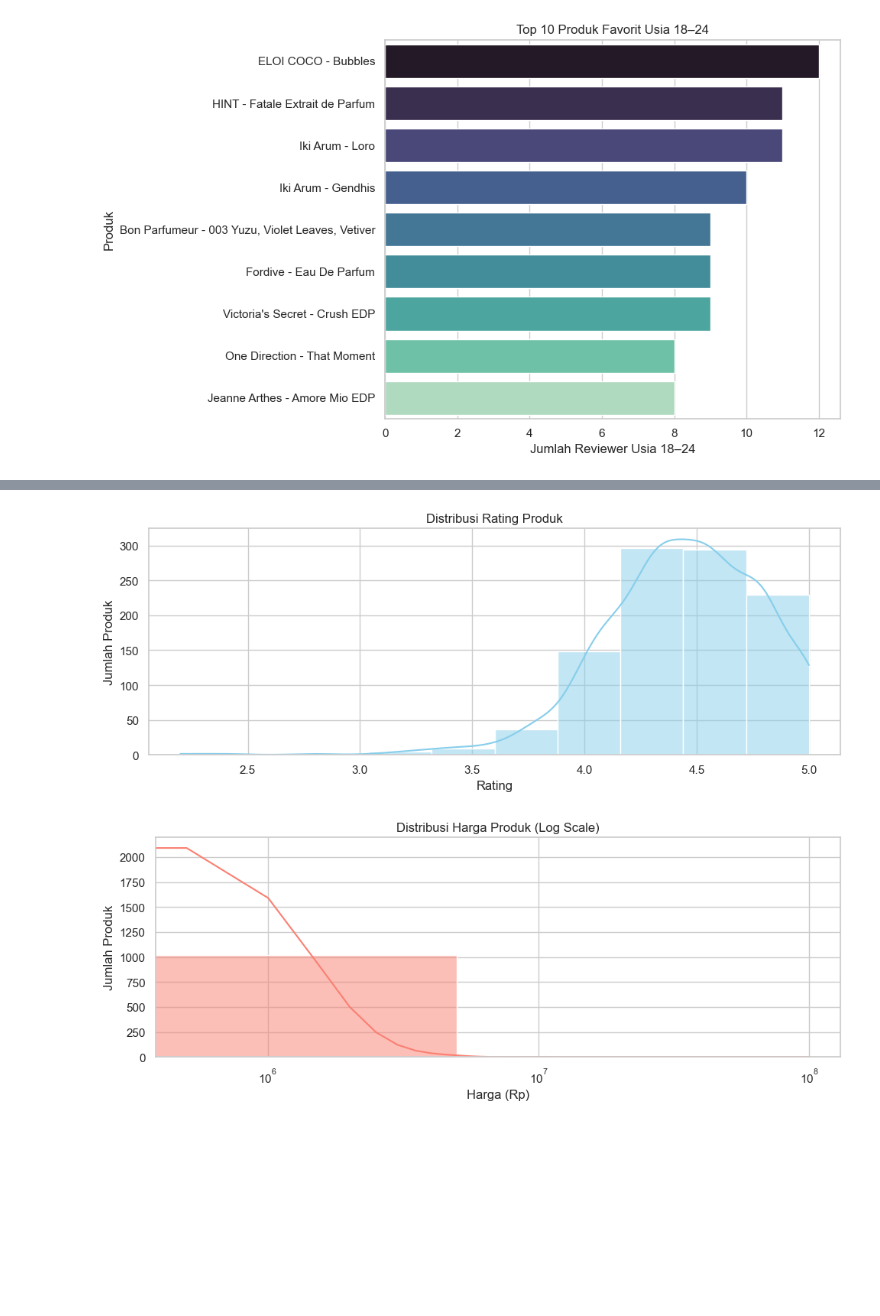
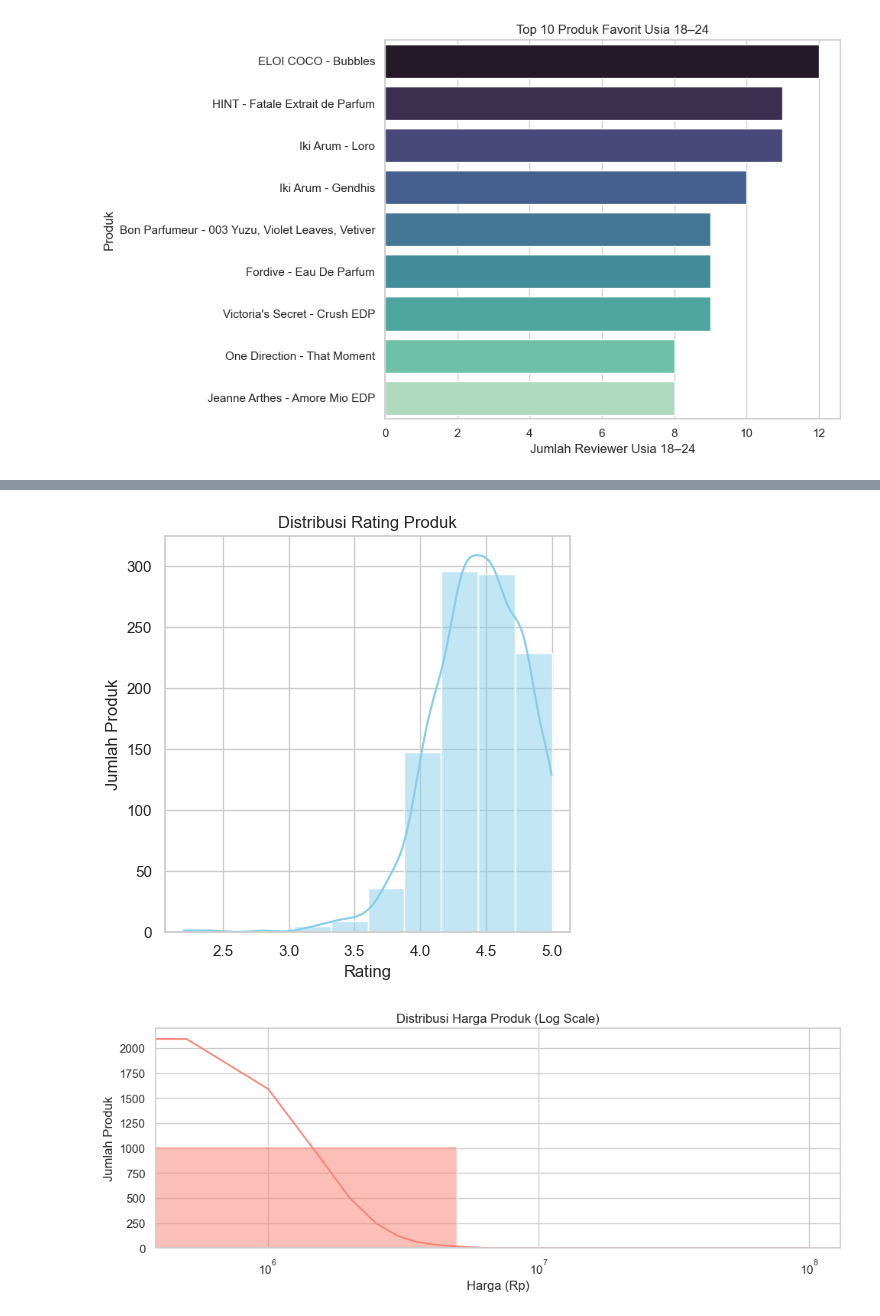
Before and after one commit to FTDS-assignment-bay/p2-final-project-ftds-043-rmt-group-002, a Jupyter notebook: EDA/eda.ipynb, the cells around one changed output, grey strips where cells are left out. Drawn from its saved outputs; the diff is of its cells as text; code cells hidden in the pictures; blank space fills up the shorter version.

```diff
--- a/EDA/eda.ipynb
+++ b/EDA/eda.ipynb
@@ -68,14 +223,14 @@ plt.show()
 # %%
 # Histogram Distribusi Rating
-plt.figure(figsize=(10, 4))
+plt.figure(figsize=(5,5))
 sns.histplot(df['ratings'], bins=10, kde=True, color='skyblue')
 plt.title("Distribusi Rating Produk")
 plt.xlabel("Rating")
 plt.ylabel("Jumlah Produk")
 plt.tight_layout()
 plt.show()
 # %% [output]
-[figure, old version]
+[figure, new version]
 # %%
 # Histogram Distribusi Harga
 plt.figure(figsize=(10, 4))
```
Also changed, not shown: parts of 10 cells of this notebook, 2 other files.
